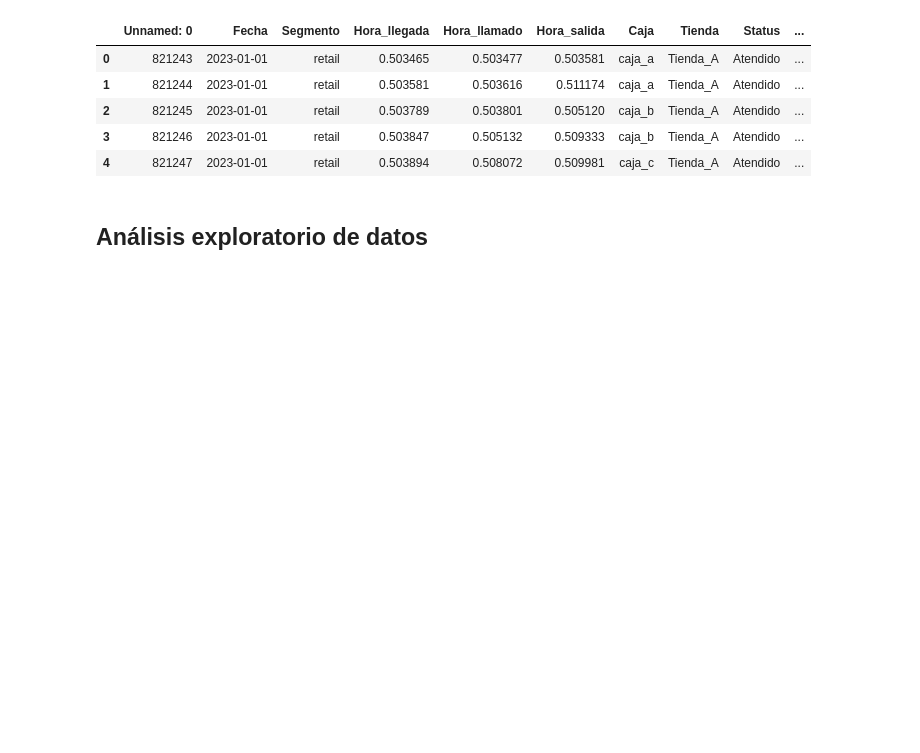
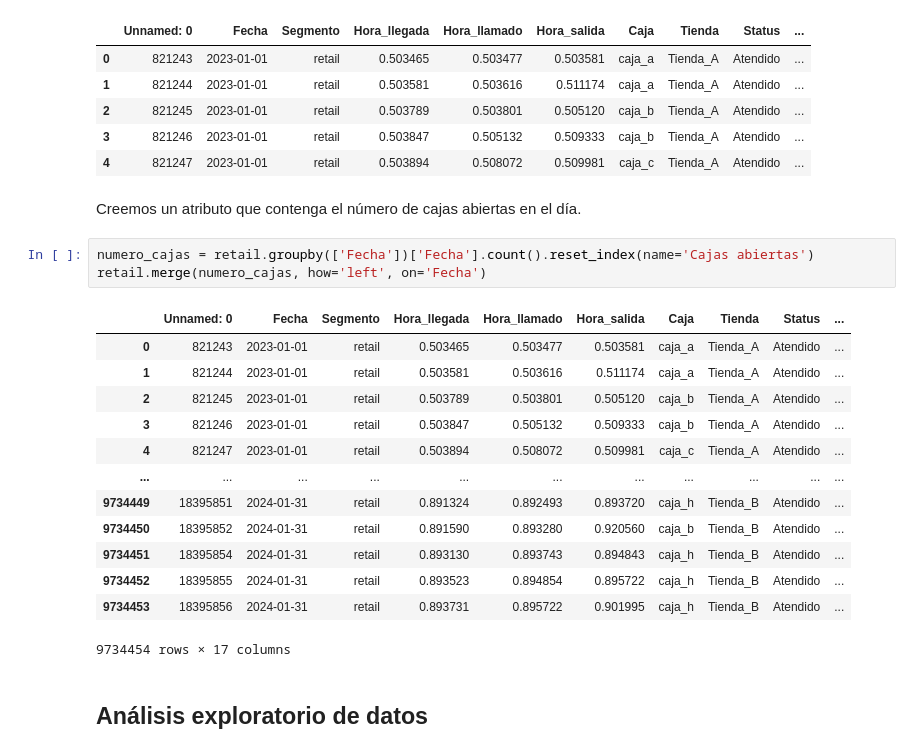
Before and after one commit to TheMexicanTarzan/Reto-COPPEL, a Jupyter notebook: Análisis_COPPEL.ipynb, the cells around one changed output. Cells and saved outputs as stored; diff of their text form; blank space fills up the shorter version.

```diff
--- a/Análisis_COPPEL.ipynb
+++ b/Análisis_COPPEL.ipynb
@@ -256,6 +257,25 @@ retail.head()
 | 2 | 821245 | 2023-01-01 | retail | 0.503789 | 0.503801 | 0.505120 | caja_b | Tienda_A | Atendido | ... |
 | 3 | 821246 | 2023-01-01 | retail | 0.503847 | 0.505132 | 0.509333 | caja_b | Tienda_A | Atendido | ... |
 | 4 | 821247 | 2023-01-01 | retail | 0.503894 | 0.508072 | 0.509981 | caja_c | Tienda_A | Atendido | ... |
+# %% [markdown]
+Creemos un atributo que contenga el número de cajas abiertas en el día.
+# %%
+numero_cajas = retail.groupby(['Fecha'])['Fecha'].count().reset_index(name='Cajas abiertas')
+retail.merge(numero_cajas, how='left', on='Fecha')
+# %% [output]
+|  | Unnamed: 0 | Fecha | Segmento | Hora_llegada | Hora_llamado | Hora_salida | Caja | Tienda | Status | ... |
+| 0 | 821243 | 2023-01-01 | retail | 0.503465 | 0.503477 | 0.503581 | caja_a | Tienda_A | Atendido | ... |
+| 1 | 821244 | 2023-01-01 | retail | 0.503581 | 0.503616 | 0.511174 | caja_a | Tienda_A | Atendido | ... |
+| 2 | 821245 | 2023-01-01 | retail | 0.503789 | 0.503801 | 0.505120 | caja_b | Tienda_A | Atendido | ... |
+| 3 | 821246 | 2023-01-01 | retail | 0.503847 | 0.505132 | 0.509333 | caja_b | Tienda_A | Atendido | ... |
+| 4 | 821247 | 2023-01-01 | retail | 0.503894 | 0.508072 | 0.509981 | caja_c | Tienda_A | Atendido | ... |
+| ... | ... | ... | ... | ... | ... | ... | ... | ... | ... | ... |
+| 9734449 | 18395851 | 2024-01-31 | retail | 0.891324 | 0.892493 | 0.893720 | caja_h | Tienda_B | Atendido | ... |
+| 9734450 | 18395852 | 2024-01-31 | retail | 0.891590 | 0.893280 | 0.920560 | caja_b | Tienda_B | Atendido | ... |
+| 9734451 | 18395854 | 2024-01-31 | retail | 0.893130 | 0.893743 | 0.894843 | caja_h | Tienda_B | Atendido | ... |
+| 9734452 | 18395855 | 2024-01-31 | retail | 0.893523 | 0.894854 | 0.895722 | caja_h | Tienda_B | Atendido | ... |
+| 9734453 | 18395856 | 2024-01-31 | retail | 0.893731 | 0.895722 | 0.901995 | caja_h | Tienda_B | Atendido | ... |
+9734454 rows × 17 columns
 # %% [markdown]
 ## Análisis exploratorio de datos
 # %% [markdown]
```
Also changed, not shown: parts of 47 cells of this notebook.
